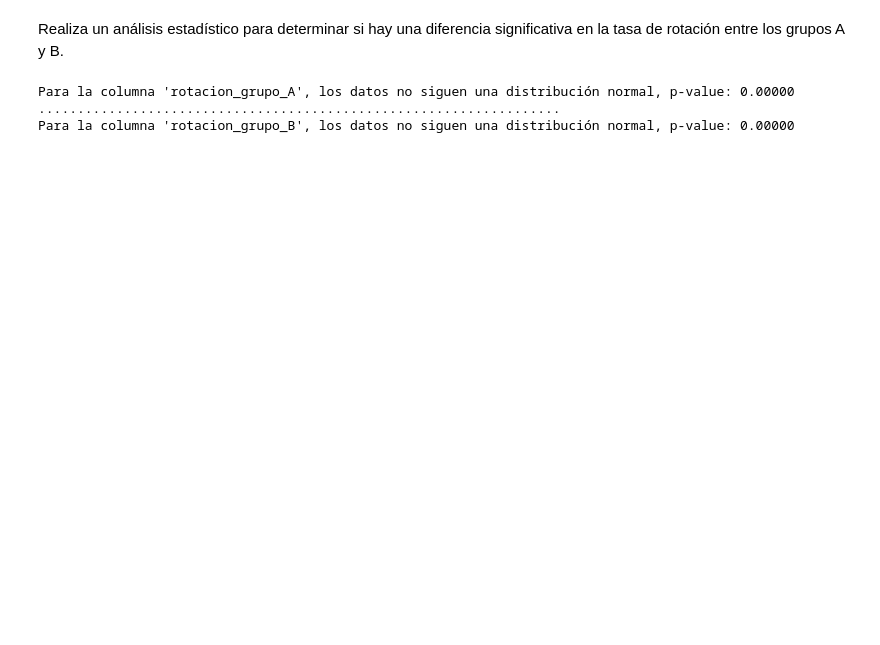
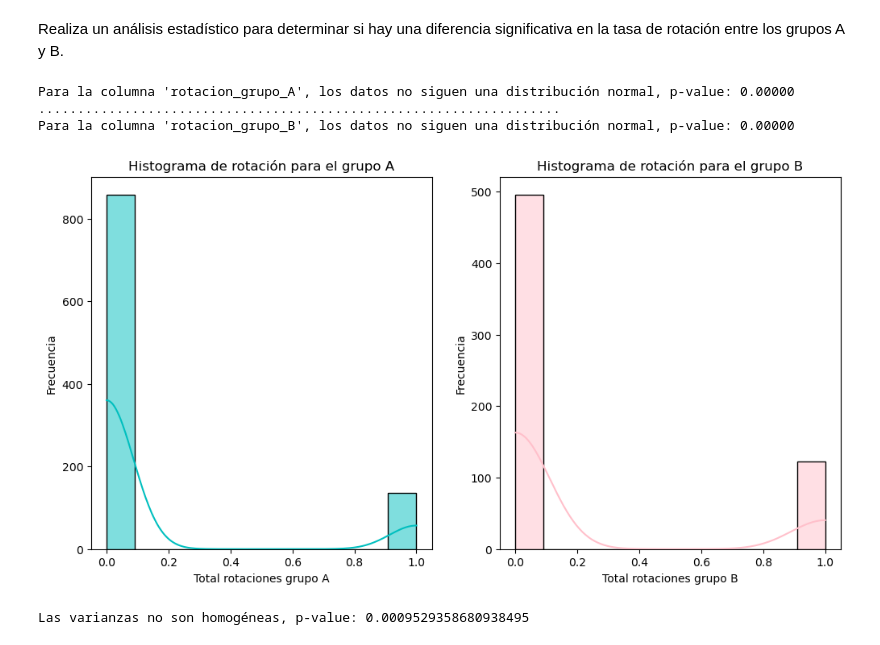
Before and after one commit to TaniaGraff/project-da-promo-angela-modulo-3-team-3, a Jupyter notebook: Fase_4_AB_Testing.ipynb, the cells around one changed output. Drawn from its saved outputs; the diff is of its cells as text; code cells hidden in the pictures; blank space fills up the shorter version.

```diff
--- a/Fase_4_AB_Testing.ipynb
+++ b/Fase_4_AB_Testing.ipynb
@@ -178,3 +196,20 @@ else:
 Para la columna 'rotacion_grupo_A', los datos no siguen una distribución normal, p-value: 0.00000
 ...................................................................
 Para la columna 'rotacion_grupo_B', los datos no siguen una distribución normal, p-value: 0.00000
+# %%
+#Comprobamos la distribución de los datos con dos histoplots para ver si coincide con los resultados del test de Shapiro-Wilk.
+fig, axes = plt.subplots(nrows=1, ncols=2, figsize=(12, 6))
+
+# Histograma para 'rotacion_grupo_A' en el grupo 'A'
+sns.histplot(x='rotacion_grupo_A', data=df[df['Group'] == 'A'], color='c', ax=axes[0], kde=True)
+axes[0].set_title('Histograma de rotación para el grupo A')
+axes[0].set_xlabel('Total rotaciones grupo A')
+axes[0].set_ylabel('Frecuencia')
+
+# Histograma para 'rotacion_grupo_B' en el grupo 'B'
+sns.histplot(x='rotacion_grupo_B', data=df[df['Group'] == 'B'], color='pink', ax=axes[1], kde=True)
+axes[1].set_title('Histograma de rotación para el grupo B')
+axes[1].set_xlabel('Total rotaciones grupo B')
+axes[1].set_ylabel('Frecuencia');
+# %% [output]
+[figure, added]
@@ -180,0 +234,15 @@ Para la columna 'rotacion_grupo_B', los datos no siguen una distribución normal
+# %%
+#Comprobamos la homogeneidad de las variancias.
+rotacion_grupo_A = df.loc[df['Group'] == 'A', 'rotacion_grupo_A']
+rotacion_grupo_B = df.loc[df['Group'] == 'B', 'rotacion_grupo_B']
+
+#Realizamos el test de Levene para verificar la homogeneidad de las varianzas
+statistic, p_value = stats.levene(rotacion_grupo_A, rotacion_grupo_B)
+
+#Imprimimos los resultados
+if p_value > 0.05:
+    print(f"Las varianzas son homogéneas, p-value: {p_value}")
+else:
+    print(f"Las varianzas no son homogéneas, p-value: {p_value}")
+# %% [output]
+Las varianzas no son homogéneas, p-value: 0.0009529358680938495
```
Also changed, not shown: parts of 17 cells of this notebook.
